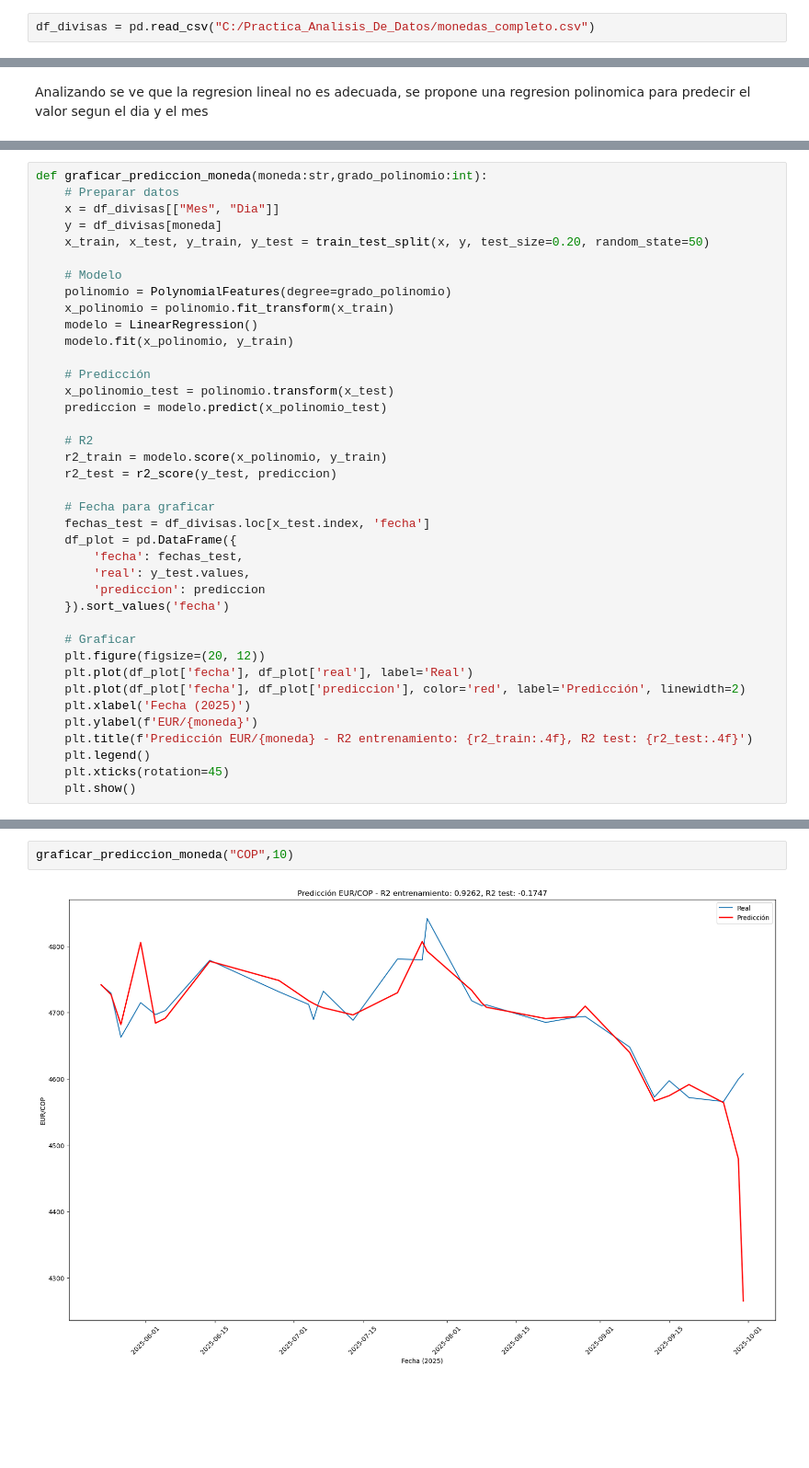
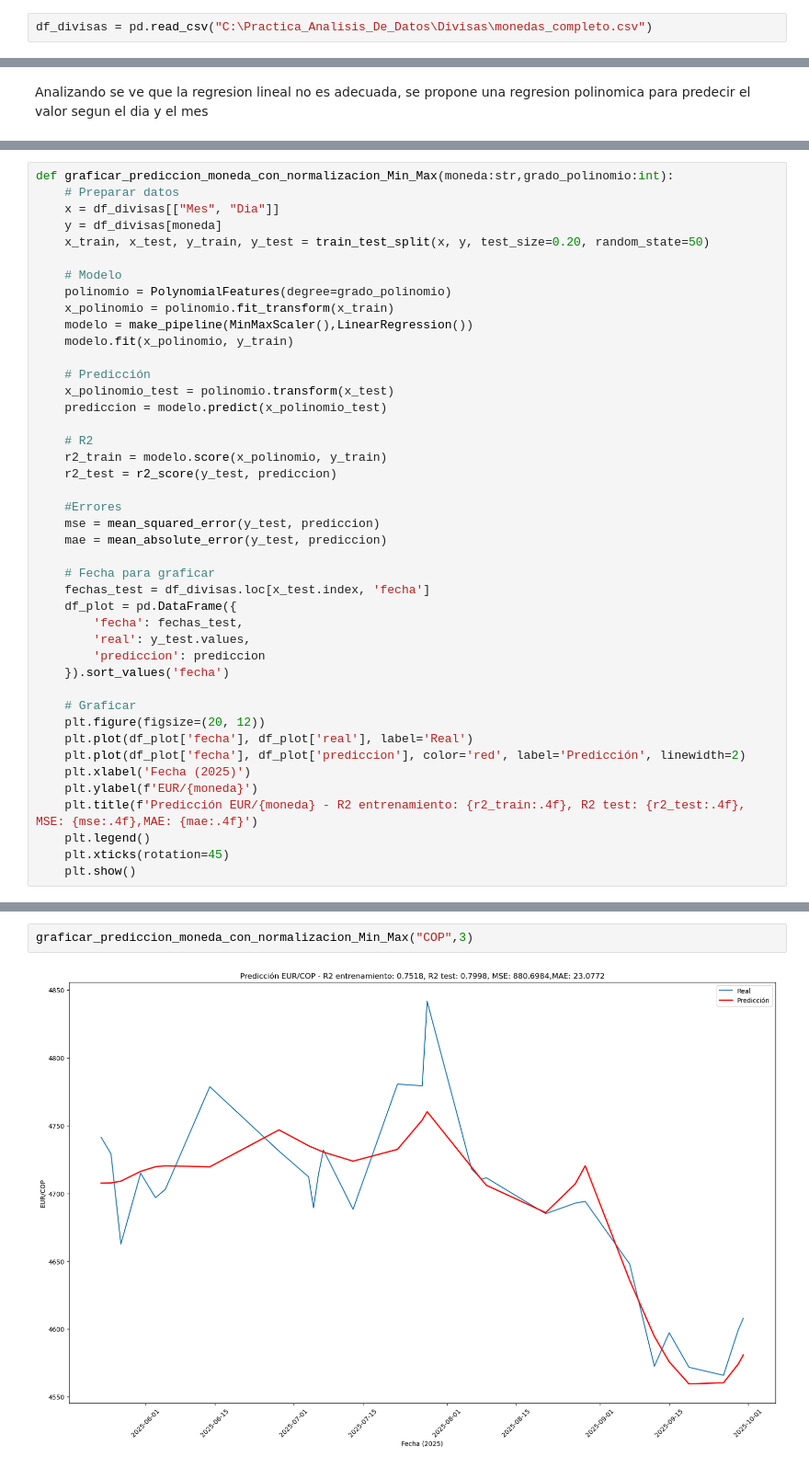
Before and after one commit to diegocv00/codes, a Jupyter notebook: Divisas/Divisas.ipynb, the cells around one changed output, grey strips where cells are left out. Shown at 92% size. Saved outputs shown, nothing was run; the diff lists cells and outputs as text; blank space fills up the shorter version.

```diff
--- a/Divisas/Divisas.ipynb
+++ b/Divisas/Divisas.ipynb
@@ -10,5 +13,5 @@ from sklearn.metrics import mean_squared_error, r2_score, mean_absolute_error
 # %%
-df_divisas = pd.read_csv("C:/Practica_Analisis_De_Datos/monedas_completo.csv")
+df_divisas = pd.read_csv("C:\Practica_Analisis_De_Datos\Divisas\monedas_completo.csv")
 # %%
 df_divisas
 # %% [output]
@@ -124,5 +127,5 @@ FUNCION PARA GRAFICAR SEGUN LA MONEDA DESEADA
 # %%
-def graficar_prediccion_moneda(moneda:str,grado_polinomio:int):
+def graficar_prediccion_moneda_con_normalizacion_Min_Max(moneda:str,grado_polinomio:int):
     # Preparar datos
     x = df_divisas[["Mes", "Dia"]]
     y = df_divisas[moneda]
@@ -131,7 +134,7 @@ def graficar_prediccion_moneda(moneda:str,grado_polinomio:int):
     # Modelo
     polinomio = PolynomialFeatures(degree=grado_polinomio)
     x_polinomio = polinomio.fit_transform(x_train)
-    modelo = LinearRegression()
+    modelo = make_pipeline(MinMaxScaler(),LinearRegression())
     modelo.fit(x_polinomio, y_train)
 
     # Predicción
@@ -141,6 +144,10 @@ def graficar_prediccion_moneda(moneda:str,grado_polinomio:int):
     # R2
     r2_train = modelo.score(x_polinomio, y_train)
     r2_test = r2_score(y_test, prediccion)
+
+    #Errores
+    mse = mean_squared_error(y_test, prediccion)
+    mae = mean_absolute_error(y_test, prediccion)
 
     # Fecha para graficar
     fechas_test = df_divisas.loc[x_test.index, 'fecha']
@@ -156,7 +163,7 @@ def graficar_prediccion_moneda(moneda:str,grado_polinomio:int):
     plt.plot(df_plot['fecha'], df_plot['prediccion'], color='red', label='Predicción', linewidth=2)
     plt.xlabel('Fecha (2025)')
     plt.ylabel(f'EUR/{moneda}')
-    plt.title(f'Predicción EUR/{moneda} - R2 entrenamiento: {r2_train:.4f}, R2 test: {r2_test:.4f}')
+    plt.title(f'Predicción EUR/{moneda} - R2 entrenamiento: {r2_train:.4f}, R2 test: {r2_test:.4f}, MSE: {mse:.4f},MAE: {mae:.4f}')
     plt.legend()
     plt.xticks(rotation=45)
     plt.show()
@@ -165,5 +172,5 @@ Regresion para COP con grado de polinomio 10
 # %%
-graficar_prediccion_moneda("COP",10)
+graficar_prediccion_moneda_con_normalizacion_Min_Max("COP",3)
 # %% [output]
-[figure, old version]
+[figure, new version]
 # %% [markdown]
```
Also changed, not shown: parts of 30 cells of this notebook.
